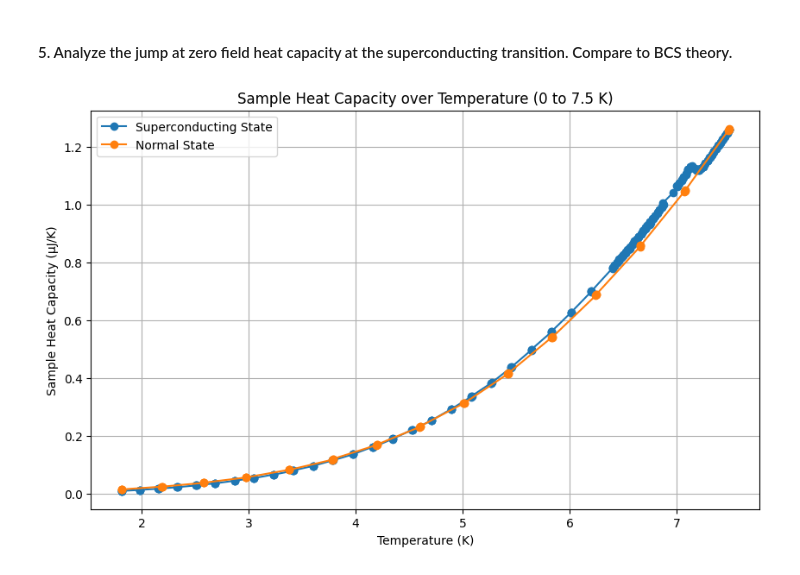
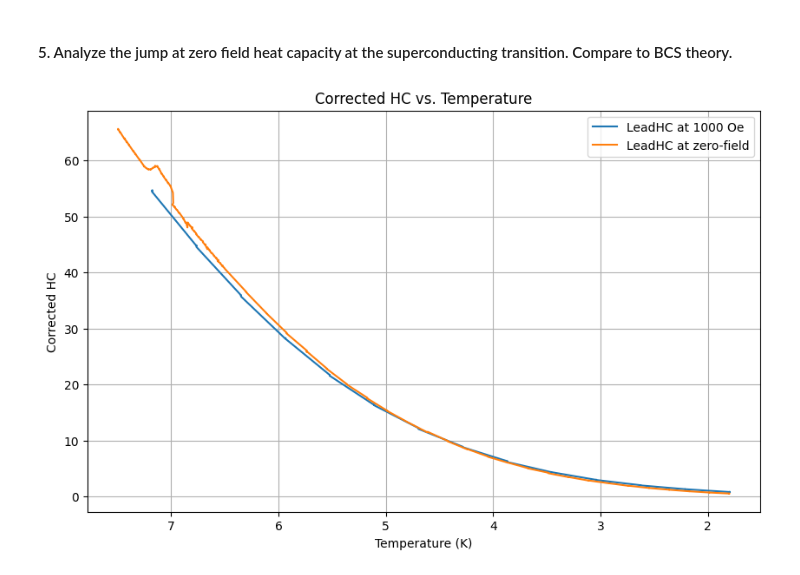
Before and after one commit to LocrianBird/SC-lab, a Jupyter notebook: Heat Capacity SC lab.ipynb, the cells around one changed output. Cells and saved outputs as stored; diff of their text form; code cells hidden in the pictures.

Commit message:
Corrected HC

```diff
--- a/Heat Capacity SC lab.ipynb
+++ b/Heat Capacity SC lab.ipynb
@@ -219,6 +226,10 @@ hc_differences = []
 for i, (file_name, df) in enumerate(data.items()):
     # Ensure 'Temperature' column is numeric
     df['Temperature'] = pd.to_numeric(df['Sample Temp'], errors='coerce')
+    df['Total HC'] = pd.to_numeric(df['Total HC'], errors='coerce')
+    df['Addenda HC'] = pd.to_numeric(df['Addenda HC'], errors='coerce')
+
+    df['Corrected HC'] = df['Total HC'] - df['Addenda HC']
 
     # Filter the temperature range for plotting
     fit_start, fit_end, exclude_start, exclude_end = fit_ranges[i]
@@ -231,15 +242,15 @@ for i, (file_name, df) in enumerate(data.items()):
     df_excluded = df_range[(df_range['Temperature'] >= exclude_start) & (df_range['Temperature'] <= exclude_end)]
 
     # Perform the linear fit with error correction
-    popt_linear, pcov_linear = curve_fit(linear_func, df_fit_range['Temperature'], df_fit_range['Samp HC'], sigma=df_fit_range['Samp HC Err'], absolute_sigma=True)
+    popt_linear, pcov_linear = curve_fit(linear_func, df_fit_range['Temperature'], df_fit_range['Corrected HC'], sigma=df_fit_range['Samp HC Err'], absolute_sigma=True)
     x_fit_linear = np.linspace(fit_start, fit_end, 100)
     y_fit_linear = linear_func(x_fit_linear, *popt_linear)
 
     # Find the maximum undulation point in the excluded area
     if not df_excluded.empty:
-        max_undulation_point = df_excluded.loc[df_excluded['Samp HC'].idxmax()]
+        max_undulation_point = df_excluded.loc[df_excluded['Corrected HC'].idxmax()]
         max_undulation_temp = max_undulation_point['Temperature']
-        max_undulation_hc = max_undulation_point['Samp HC']
+        max_undulation_hc = max_undulation_point['Corrected HC']
 
         # Perform the cubic fit up to the maximum undulation point with error correction
         df_cubic_range = df[(df['Temperature'] >= fit_start) & (df['Temperature'] <= max_undulation_temp)]
@@ -250,7 +261,7 @@ for i, (file_name, df) in enumerate(data.items()):
         elif file_name == "LeadHC at 200 Oe.xlsx":
             df_cubic_range = df_cubic_range[~((df_cubic_range['Temperature'] >= 5.75) & (df_cubic_range['Temperature'] <= 6))]
 
-        popt_cubic, pcov_cubic = curve_fit(cubic_func, df_cubic_range['Temperature'], df_cubic_range['Samp HC'], sigma=df_cubic_range['Samp HC Err'], absolute_sigma=True)
+        popt_cubic, pcov_cubic = curve_fit(cubic_func, df_cubic_range['Temperature'], df_cubic_range['Corrected HC'], sigma=df_cubic_range['Samp HC Err'], absolute_sigma=True)
         x_fit_cubic = np.linspace(fit_start, fit_end, 100)
         y_fit_cubic = cubic_func(x_fit_cubic, *popt_cubic)
     else:
@@ -262,7 +273,7 @@ for i, (file_name, df) in enumerate(data.items()):
     if not df_after_exclusion.empty:
         last_after_exclusion = df_after_exclusion.iloc[-1]
         last_after_exclusion_temp = last_after_exclusion['Temperature']
-        last_after_exclusion_hc = last_after_exclusion['Samp HC']
+        last_after_exclusion_hc = last_after_exclusion['Corrected HC']
     else:
         last_after_exclusion_temp = None
         last_after_exclusion_hc = None
@@ -279,8 +290,8 @@ for i, (file_name, df) in enumerate(data.items()):
 
     # Plot the data and the fits within the fitting range
     plt.figure(figsize=(10, 6))
-    plt.plot(df_fit_range['Temperature'], df_fit_range['Samp HC'], 'bo', label='Data points used for linear fit')
-    plt.plot(df_excluded['Temperature'], df_excluded['Samp HC'], 'ro')
+    plt.plot(df_fit_range['Temperature'], df_fit_range['Corrected HC'], 'bo', label='Data points used for linear fit')
+    plt.plot(df_excluded['Temperature'], df_excluded['Corrected HC'], 'ro')
     plt.plot(x_fit_linear, y_fit_linear, 'g-', label=f'Linear fit')
 
     # Highlight the maximum undulation point in green if it exists
@@ -437,33 +461,53 @@ Sommerfeld coefficient (γ) at 1000 Oe: 0.0420 mJ mole^-1 K^-2
 # %% [markdown]
 #### 5. Analyze the jump at zero field heat capacity at the superconducting transition. Compare to BCS theory.
 # %%
-# Load the data
-file_path_zero_field = 'LeadHC at zero-field.xlsx'
-file_path_1000_Oe = 'LeadHC at 1000 Oe.xlsx'
-df_zero_field = pd.read_excel(file_path_zero_field)
-df_1000_Oe = pd.read_excel(file_path_1000_Oe)
+import pandas as pd
+import matplotlib.pyplot as plt
 
-# Convert Temperature and Sample HC columns to numeric, forcing errors to NaN
-for df in [df_zero_field, df_1000_Oe]:
-    df['Temperature'] = pd.to_numeric(df['Sample Temp'], errors='coerce')
-    df['Samp HC'] = pd.to_numeric(df['Samp HC'], errors='coerce')
+# File paths
+file_1000_oe = 'LeadHC at 1000 Oe.xlsx'
+file_zero_field = 'LeadHC at zero-field.xlsx'
 
-# Filter the data to include only the temperature range from 0 to 7.5 Kelvin
-df_zero_field_filtered = df_zero_field[(df_zero_field['Temperature'] >= 0) & (df_zero_field['Temperature'] <= 7.5)]
-df_1000_Oe_filtered = df_1000_Oe[(df_1000_Oe['Temperature'] >= 0) & (df_1000_Oe['Temperature'] <= 7.5)]
+# Function to process the data
+def process_file(file_name):
+    # Read the Excel file
+    df = pd.read_excel(file_name)
+
+    # Ensure necessary columns are present
+    if 'Total HC' in df.columns and 'Addenda HC' in df.columns and 'Temperature' in df.columns:
+        # Convert columns to numeric, forcing errors to NaN
+        df['Total HC'] = pd.to_numeric(df['Total HC'], errors='coerce')
+        df['Addenda HC'] = pd.to_numeric(df['Addenda HC'], errors='coerce')
+        df['Temperature'] = pd.to_numeric(df['Temperature'], errors='coerce')
+
+        # Drop rows with NaN values (caused by conversion errors)
+        df = df.dropna(subset=['Total HC', 'Addenda HC', 'Temperature'])
+
+        # Calculate the corrected HC
+        df['Corrected HC'] = df['Total HC'] - df['Addenda HC']
+
+        # Filter by temperature range
+        df = df[df['Temperature'] <= 7.5]
+        return df[['Temperature', 'Corrected HC']]
+    else:
+        raise ValueError(f"File {file_name} does not contain the required columns.")
+
+# Process both files
+data_1000_oe = process_file(file_1000_oe)
+data_zero_field = process_file(file_zero_field)
 
 # Plot the data
 plt.figure(figsize=(10, 6))
+plt.plot(data_1000_oe['Temperature'], data_1000_oe['Corrected HC'], label='LeadHC at 1000 Oe')
+plt.plot(data_zero_field['Temperature'], data_zero_field['Corrected HC'], label='LeadHC at zero-field')
 
-plt.plot(df_zero_field_filtered['Temperature'], df_zero_field_filtered['Samp HC'], marker='o', linestyle='-', label='Superconducting State')
-plt.plot(df_1000_Oe_filtered['Temperature'], df_1000_Oe_filtered['Samp HC'], marker='o', linestyle='-', label='Normal State')
-
+# Customize the plot
+plt.title('Corrected HC vs. Temperature')
 plt.xlabel('Temperature (K)')
-plt.ylabel('Sample Heat Capacity (µJ/K)')
-plt.title('Sample Heat Capacity over Temperature (0 to 7.5 K)')
+plt.ylabel('Corrected HC')
+plt.legend()
+plt.gca().invert_xaxis()  # Invert x-axis to show decreasing temperature
 plt.grid(True)
-plt.legend()
-
 plt.show()
 # %% [output]
-[figure, old version]
+[figure, new version]
```
Also changed, not shown: parts of 5 cells of this notebook.
